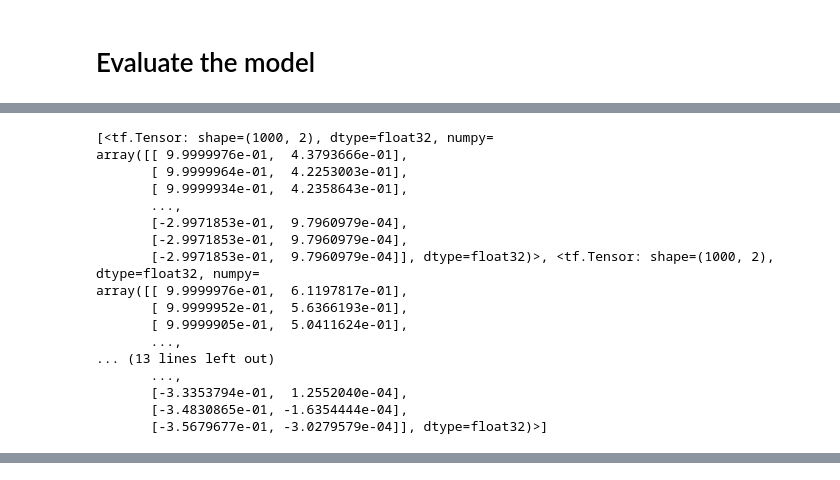
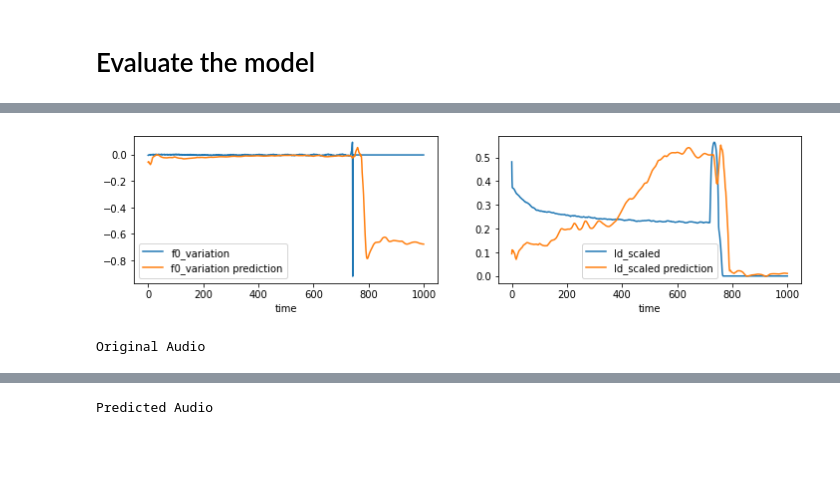
Before and after one commit to TheSoundOfAIOSR/rg_sound_generation, a Jupyter notebook: members/omar/Mapping_Network_Wavnet.ipynb, the cells around one changed output, grey strips where cells are left out. Cells and saved outputs as stored; diff of their text form; code cells hidden in the pictures; blank space fills up the shorter version.

```diff
--- a/members/omar/Mapping_Network_Wavnet.ipynb
+++ b/members/omar/Mapping_Network_Wavnet.ipynb
@@ -571,12 +537,9 @@ if os.path.isdir(checkpoint_dir) and os.listdir(checkpoint_dir):
 # Create training callbacks
 # %%
 
-learning_rate = 1e-3
+initial_learning_rate = 1e-3
 beta_1 = 0.9
 exponential_decay_rate = 0.5
-exponential_decay_steps = 200000
-epoch = 2000
-batch_size = 8
 # %%
 checkpoint = tf.keras.callbacks.ModelCheckpoint(
     filepath=checkpoint_file,
@@ -610,8 +569,8 @@ tensorboard_callback = tf.keras.callbacks.TensorBoard(log_dir=log_dir, histogram
 # Train the model
 # %%
 epochs = 100
-steps_per_epoch = 100
-validation_steps = 10
+steps_per_epoch=100
+validation_steps=10
 
 with tf.device('/device:GPU:0'):
   model.fit(train_dataset,
@@ -619,6 +578,6 @@ with tf.device('/device:GPU:0'):
             steps_per_epoch=steps_per_epoch,
             validation_data=valid_dataset,
             validation_steps=validation_steps,
-            callbacks=[checkpoint])
+            callbacks=[tensorboard_callback, checkpoint])
 # %% [output]
 Epoch 1/100
@@ -687,14 +646,19 @@ dataset = data_provider.get_batch(
 datagen = iter(dataset)
 # %%
 import numpy as np
-def get_preds(inputs, features):
+def get_preds(inputs, features, outputs):
 
-  outputs = model.predict(inputs)
+
   # outputs = mapping_model(inputs)
+  # f0_variation_pred, ld_scaled_pred = tf.split(outputs, 2, axis=-1)
+  # f0_variation_pred = tf.cast(tf.argmax(f0_variation_pred, axis=-1), dtype=tf.float32)/255.0
+  # ld_scaled_pred = tf.cast(tf.argmax(ld_scaled_pred, axis=-1), dtype=tf.float32)/255.0
+  # f0_variation_pred = f0_variation_pred*2.0 - 1.0
+
 
   f0_variation_pred = outputs[:, :, 0]
   ld_scaled_pred = outputs[:, :, 1]
-  # z_pred = outputs[:, :, 2:]
+  z_pred = outputs[:, :, 2:]
 
   f0_variation_pred = tf.squeeze(f0_variation_pred)
   ld_scaled_pred = tf.squeeze(ld_scaled_pred)
@@ -707,9 +671,13 @@ def get_preds(inputs, features):
   note_number = features['note_number']
   note_number = tf.squeeze(tf.cast(note_number, dtype=tf.float32))
 
-  f0_variation = f0_scaled * 127.0 - note_number
+  f0_variation = f0_scaled * 127.0 - tf.cast(note_number, dtype=tf.float32)
   f0_variation *= tf.cast(tf.math.less_equal(tf.math.abs(f0_variation), 1.0),
                             dtype=tf.float32)
+
+  f0_mean = tf.math.reduce_mean(f0_variation)
+  f0_variation = tf.where(f0_variation == 0.0, f0_mean, f0_variation)
+  # f0_variation = tf.expand_dims(f0_variation, axis=-1)
 
   plt.figure(figsize=(12, 6))
 
@@ -801,20 +730,19 @@ Predicted Audio
-# %%
-output = list(chain.from_iterable(results))
-# %% [output]
-[<tf.Tensor: shape=(1000, 2), dtype=float32, numpy=
-array([[ 9.9999976e-01,  4.3793666e-01],
-       [ 9.9999964e-01,  4.2253003e-01],
-       [ 9.9999934e-01,  4.2358643e-01],
-       ...,
-       [-2.9971853e-01,  9.7960979e-04],
-       [-2.9971853e-01,  9.7960979e-04],
-       [-2.9971853e-01,  9.7960979e-04]], dtype=float32)>, <tf.Tensor: shape=(1000, 2), dtype=float32, numpy=
-array([[ 9.9999976e-01,  6.1197817e-01],
-       [ 9.9999952e-01,  5.6366193e-01],
-       [ 9.9999905e-01,  5.0411624e-01],
-       ...,
-... (13 lines left out)
-       ...,
-       [-3.3353794e-01,  1.2552040e-04],
-       [-3.4830865e-01, -1.6354444e-04],
-       [-3.5679677e-01, -3.0279579e-04]], dtype=float32)>]
+# %%
+import IPython
+
+inputs, outputs, features = next(datagen)
+# print(features['sample_name'])
+
+with tf.device('/device:GPU:0'):
+  pred_outputs = model.synthesis(inputs)
+
+audio, audio_pred = get_preds(inputs , features, pred_outputs)
+
+print('Original Audio')
+IPython.display.display(IPython.display.Audio(audio, rate=sr))
+
+print('Predicted Audio')
+IPython.display.display(IPython.display.Audio(audio_pred, rate=sr))
+# %% [output]
+[figure, added]
+Original Audio
@@ -820,0 +750 @@ array([[ 9.9999976e-01,  6.1197817e-01],
+Predicted Audio
```
Also changed, not shown: parts of 21 cells of this notebook, 1 other file.
